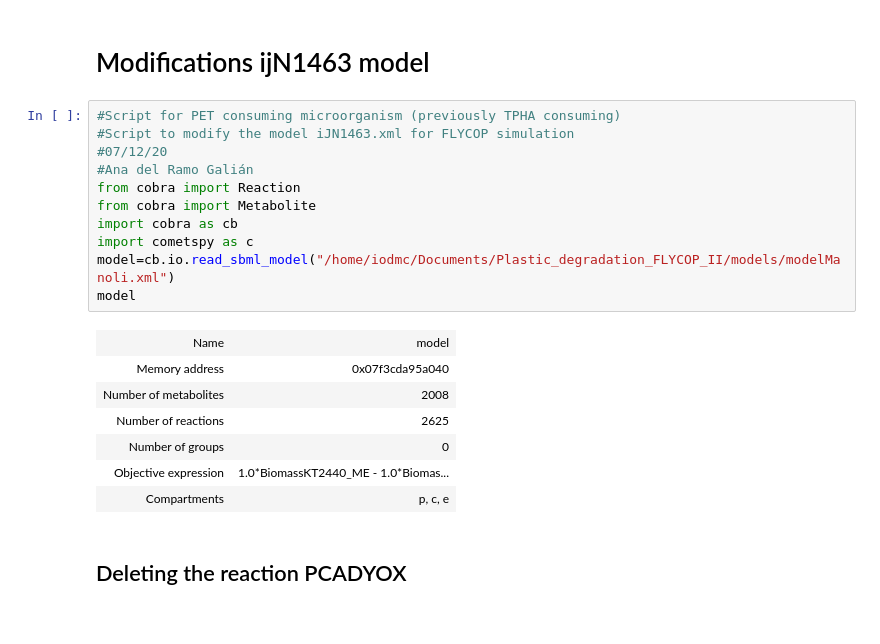
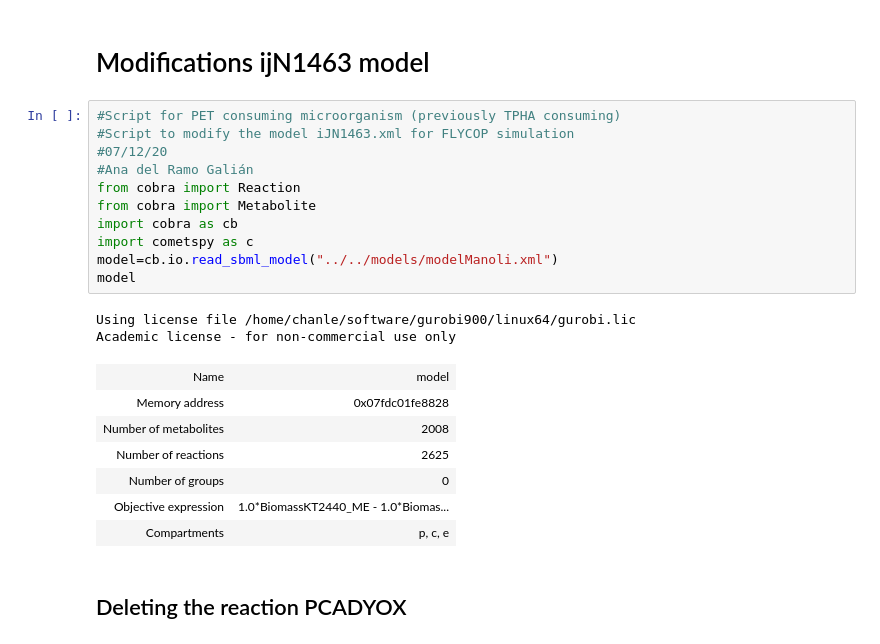
Before and after one commit to SBGlab/Plastic_degradation_FLYCOP_II, a Jupyter notebook: Simulations/Estrategia_3b_PETasa/cambiosEstrategiaModelo3_PETase.ipynb, the cells around one changed output. Saved outputs shown, nothing was run; the diff lists cells and outputs as text.

```diff
--- a/Simulations/Estrategia_3b_PETasa/cambiosEstrategiaModelo3_PETase.ipynb
+++ b/Simulations/Estrategia_3b_PETasa/cambiosEstrategiaModelo3_PETase.ipynb
@@ -3,17 +3,19 @@
 # %%
 #Script for PET consuming microorganism (previously TPHA consuming)
 #Script to modify the model iJN1463.xml for FLYCOP simulation
 #07/12/20
 #Ana del Ramo Galián
 from cobra import Reaction
 from cobra import Metabolite
 import cobra as cb
 import cometspy as c
-model=cb.io.read_sbml_model("/home/iodmc/Documents/Plastic_degradation_FLYCOP_II/models/modelManoli.xml")
+model=cb.io.read_sbml_model("../../models/modelManoli.xml")
 model
 # %% [output]
+Using license file /home/chanle/software/gurobi900/linux64/gurobi.lic
+Academic license - for non-commercial use only
 | Name | model |
-| Memory address | 0x07f3cda95a040 |
+| Memory address | 0x07fdc01fe8828 |
 | Number of metabolites | 2008 |
 | Number of reactions | 2625 |
 | Number of groups | 0 |
```
Also changed, not shown: parts of 11 cells of this notebook, 11 other files.
